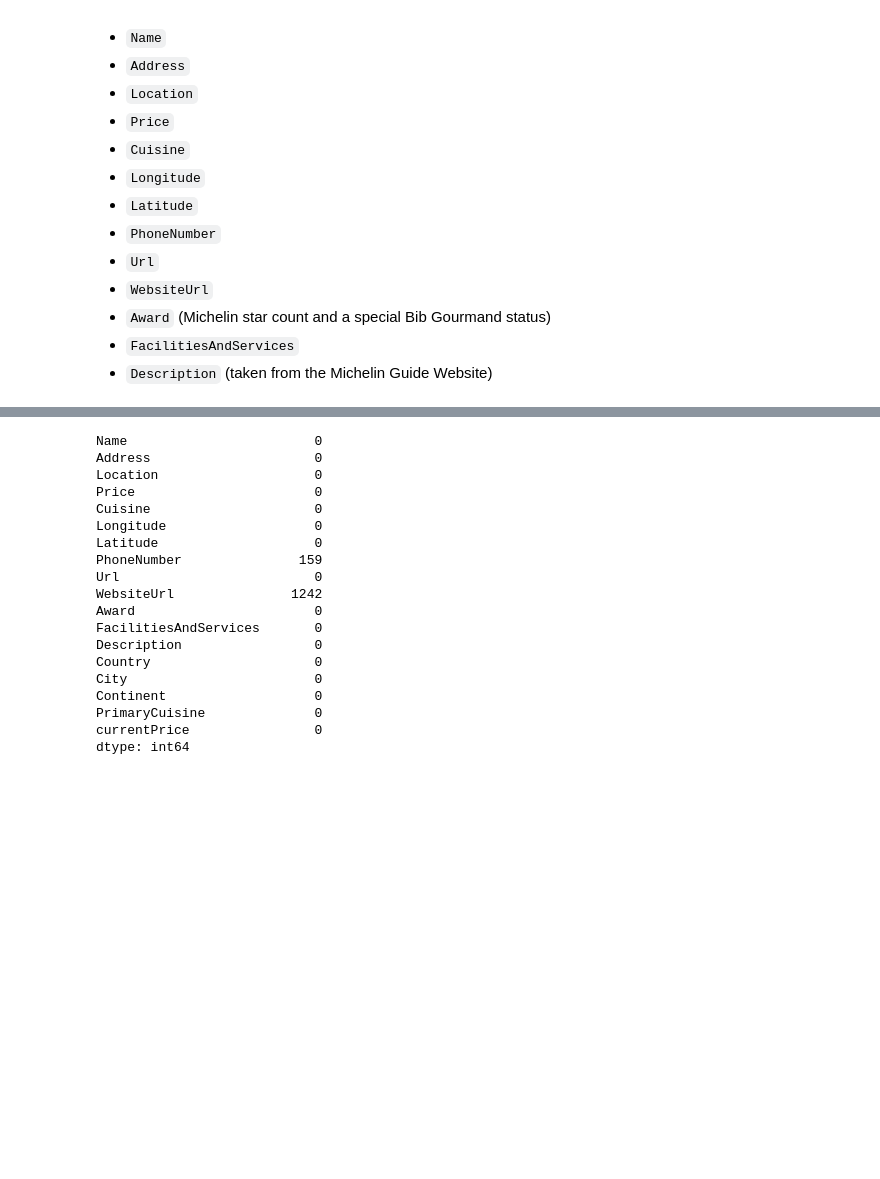
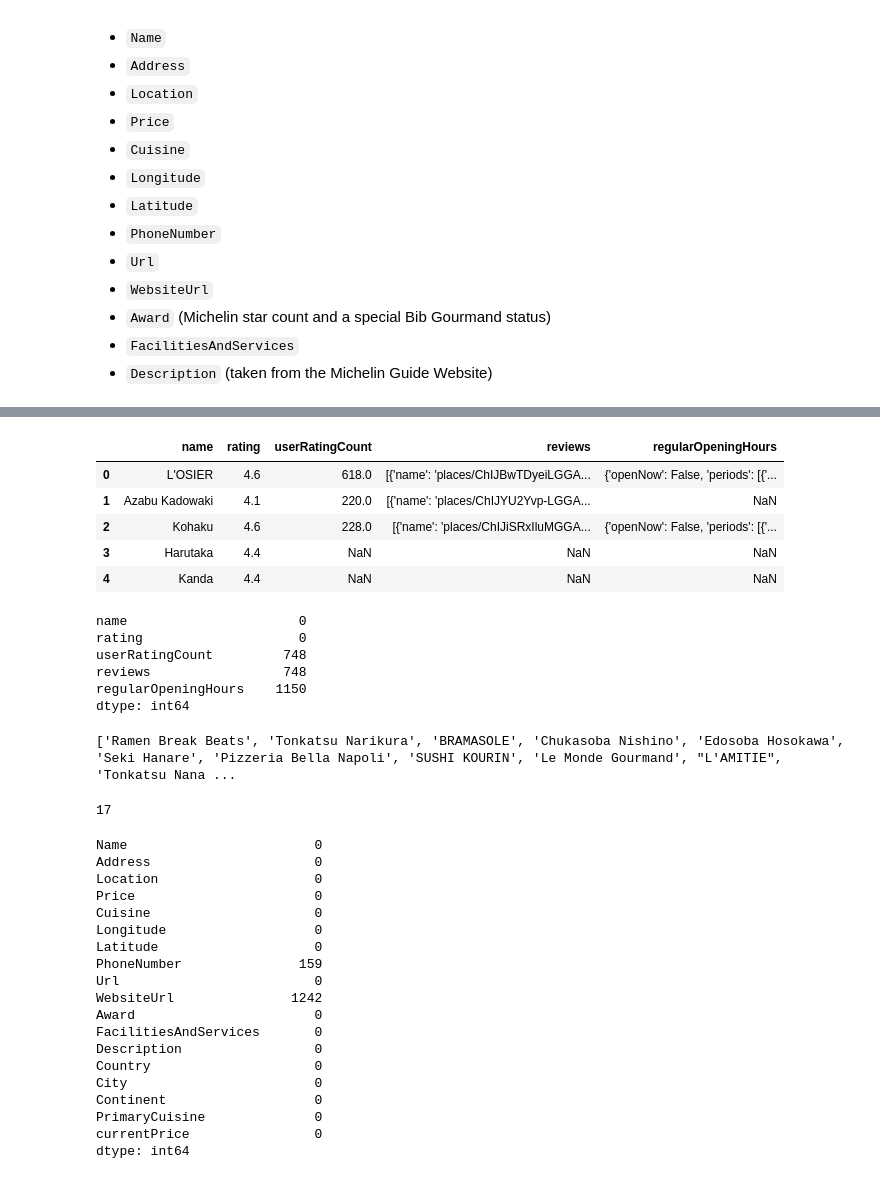
Before and after one commit to com-480-data-visualization/project-2024-datatouille, a Jupyter notebook: milestone1/eda.ipynb, the cells around one changed output, grey strips where cells are left out. Drawn from its saved outputs; the diff is of its cells as text; code cells hidden in the pictures; blank space fills up the shorter version.

```diff
--- a/milestone1/eda.ipynb
+++ b/milestone1/eda.ipynb
@@ -54,0 +71,19 @@ michelin_df.head()
+# %%
+google_api_df.head()
+# %% [output]
+|  | name | rating | userRatingCount | reviews | regularOpeningHours |
+| 0 | L'OSIER | 4.6 | 618.0 | [{'name': 'places/ChIJBwTDyeiLGGA... | {'openNow': False, 'periods': [{'... |
+| 1 | Azabu Kadowaki | 4.1 | 220.0 | [{'name': 'places/ChIJYU2Yvp-LGGA... | NaN |
+| 2 | Kohaku | 4.6 | 228.0 | [{'name': 'places/ChIJiSRxIluMGGA... | {'openNow': False, 'periods': [{'... |
+| 3 | Harutaka | 4.4 | NaN | NaN | NaN |
+| 4 | Kanda | 4.4 | NaN | NaN | NaN |
+# %%
+google_api_df = google_api_df.dropna(subset=['name'])
+google_api_df.isna().sum()
+# %% [output]
+name                      0
+rating                    0
+userRatingCount         748
+reviews                 748
+regularOpeningHours    1150
+dtype: int64
@@ -54,0 +92,18 @@ michelin_df.head()
+# %%
+# Filter rows where the rating is NaN
+restaurants_with_no_rating = google_api_df[google_api_df['rating'].isna()]
+
+# Select the 'name' column and get the first 200
+restaurant_names = restaurants_with_no_rating['name']
+
+# Print the restaurant names
+print(restaurant_names.tolist())
+# %% [output]
+['Ramen Break Beats', 'Tonkatsu Narikura', 'BRAMASOLE', 'Chukasoba Nishino', 'Edosoba Hosokawa', 'Seki Hanare', 'Pizzeria Bella Napoli', 'SUSHI KOURIN', 'Le Monde Gourmand', "L'AMITIE", 'Tonkatsu Nana ...
+# %%
+missing_ratings = [4.3, 4.3, 4.6, 4.3, 3.6, 4.2, 4.0, 4.0, 4.3, 4.5, 4.6, 4.0, 4.3, 4.5, 4.7, 4.4, 4.2
+]
+
+print(len(missing_ratings))
+# %% [output]
+17
```
Also changed, not shown: parts of 8 cells of this notebook, 4 other files.
